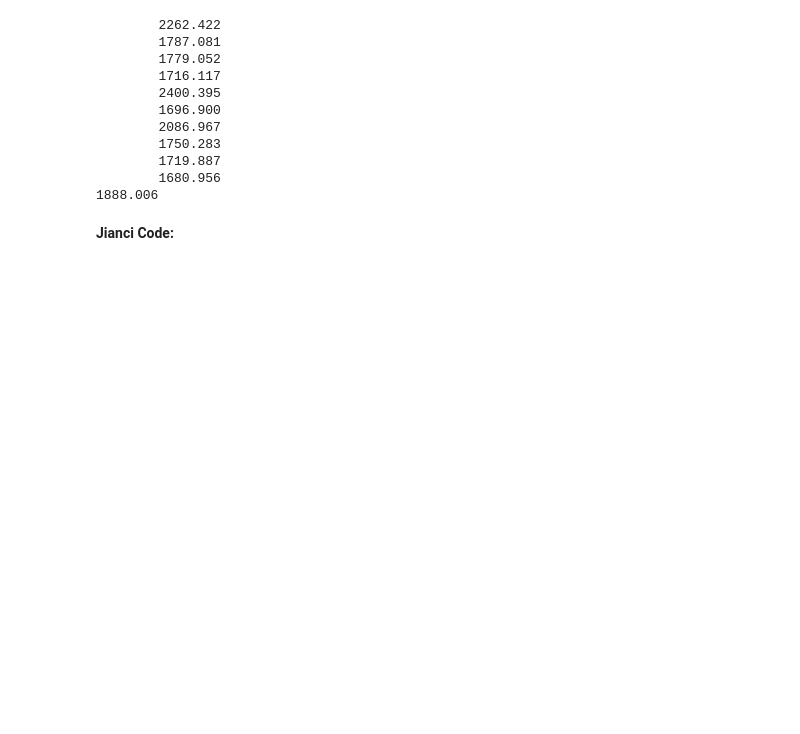
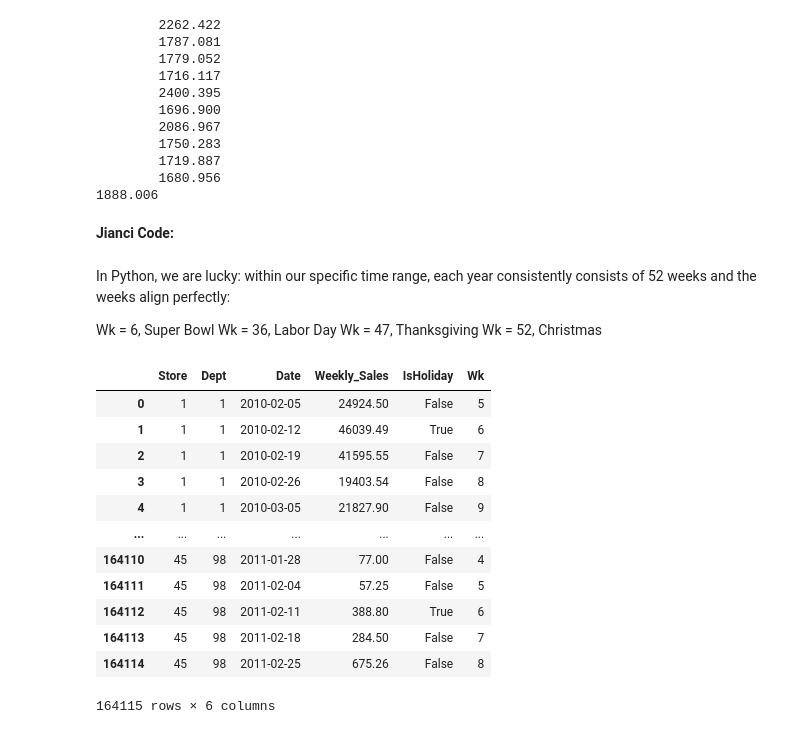
Before and after one commit to zelal-Eizaldeen/project2_Walmart_Price_Prediction, a Jupyter notebook: Project2_Walmart_Price_Prediction.ipynb, the cells around one changed output. Saved outputs shown, nothing was run; the diff lists cells and outputs as text; code cells hidden in the pictures; blank space fills up the shorter version.

```diff
--- a/Project2_Walmart_Price_Prediction.ipynb
+++ b/Project2_Walmart_Price_Prediction.ipynb
@@ -266,3 +268,27 @@ print(f"{sum(wae) / len(wae):.3f}")
 1888.006
 # %% [markdown]
 **Jianci Code:**
+# %% [markdown]
+In Python, we are lucky: within our specific time range, each year consistently consists of 52 weeks and the weeks align perfectly:
+
+Wk = 6, Super Bowl Wk = 36, Labor Day Wk = 47, Thanksgiving Wk = 52, Christmas
+# %%
+proj2_data_train['Date'] = pd.to_datetime(proj2_data_train['Date'])
+# %%
+proj2_data_train['Wk'] = proj2_data_train['Date'].dt.isocalendar().week
+# %%
+proj2_data_train
+# %% [output]
+|  | Store | Dept | Date | Weekly_Sales | IsHoliday | Wk |
+| 0 | 1 | 1 | 2010-02-05 | 24924.50 | False | 5 |
+| 1 | 1 | 1 | 2010-02-12 | 46039.49 | True | 6 |
+| 2 | 1 | 1 | 2010-02-19 | 41595.55 | False | 7 |
+| 3 | 1 | 1 | 2010-02-26 | 19403.54 | False | 8 |
+| 4 | 1 | 1 | 2010-03-05 | 21827.90 | False | 9 |
+| ... | ... | ... | ... | ... | ... | ... |
+| 164110 | 45 | 98 | 2011-01-28 | 77.00 | False | 4 |
+| 164111 | 45 | 98 | 2011-02-04 | 57.25 | False | 5 |
+| 164112 | 45 | 98 | 2011-02-11 | 388.80 | True | 6 |
+| 164113 | 45 | 98 | 2011-02-18 | 284.50 | False | 7 |
+| 164114 | 45 | 98 | 2011-02-25 | 675.26 | False | 8 |
+164115 rows × 6 columns
```
Also changed, not shown: parts of 1 cell of this notebook.
